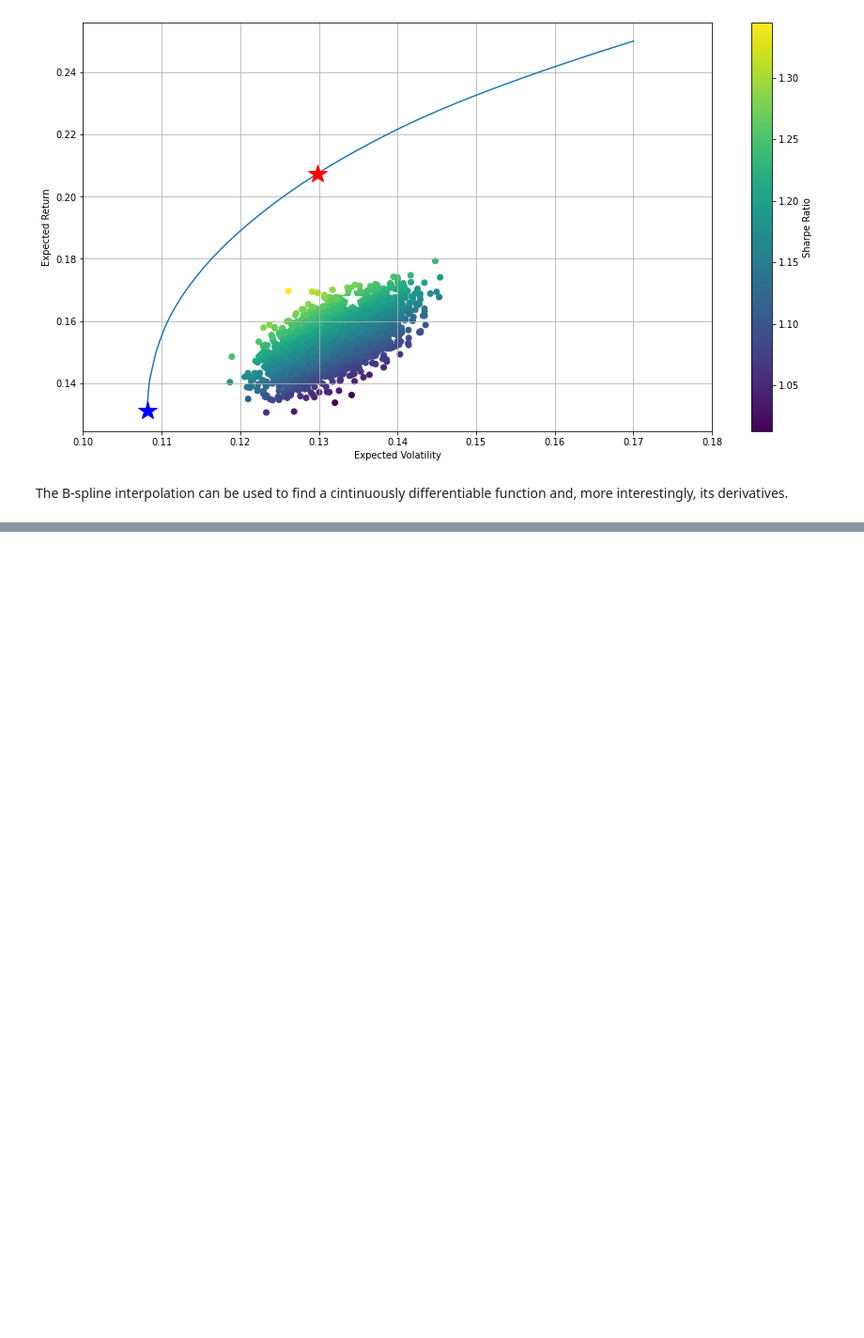
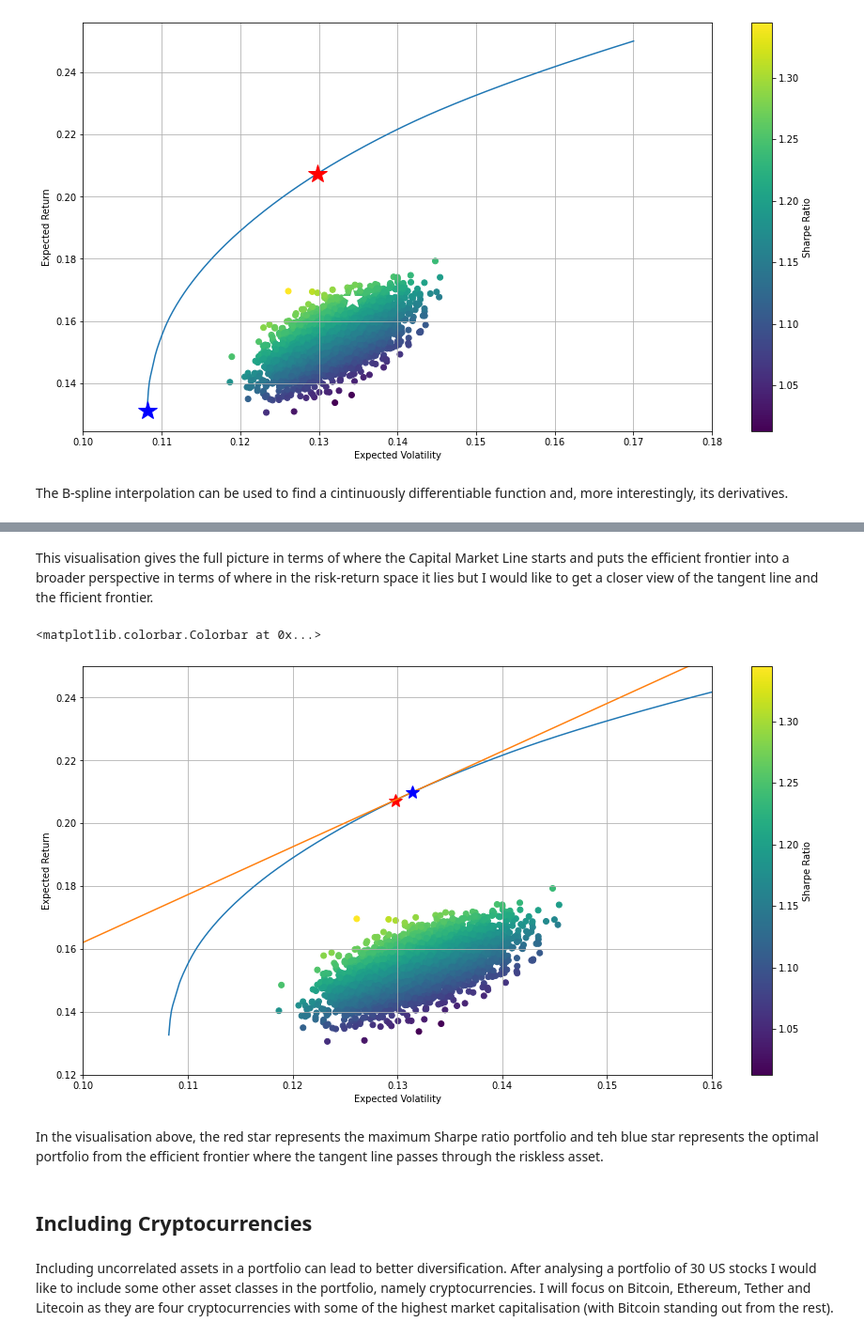
Before and after one commit to JoBe10/Mean_Variance_Portfolio_Optimisation, a Jupyter notebook: Efficient_Frontiers.ipynb, the cells around one changed output, grey strips where cells are left out. Shown at 94% size. Saved outputs shown, nothing was run; the diff lists cells and outputs as text; code cells hidden in the pictures; blank space fills up the shorter version.

Commit message:
Combine cryptocurrencies with stock prices

```diff
--- a/Efficient_Frontiers.ipynb
+++ b/Efficient_Frontiers.ipynb
@@ -485,0 +505,25 @@ def df(x):
+# %% [markdown]
+This visualisation gives the full picture in terms of where the Capital Market Line starts and puts the efficient frontier into a broader perspective in terms of where in the risk-return space it lies but I would like to get a closer view of the tangent line and the fficient frontier.
+# %%
+# Zoom in on Capital Market Line together with the efficient frontier
+plt.figure(figsize=(15, 8))
+plt.scatter(ptf_stds, ptf_rs, c=ptf_rs/ptf_stds, marker='o') # Random portfolios
+plt.plot(x_range, bspline) # Efficient Frontier
+plt.plot(ptf_stats(opts['x'])[1], ptf_stats(opts['x'])[0], 'r*', markersize=15.0) # Maximum Sharpe ratio portfolio
+plt.plot(cx, cml[0] + cml[1] * cx, lw=1.5) # Capital Market Line
+plt.plot(cml[2], f(cml[2]), 'b*', markersize=15.0) # Optimal portfolio where the tangent line passes through rf
+plt.grid(True)
+plt.xlabel('Expected Volatility')
+plt.ylabel('Expected Return')
+plt.xlim(0.10, 0.16)
+plt.ylim(0.12, 0.25)
+plt.colorbar(label='Sharpe Ratio')
+# %% [output]
+<matplotlib.colorbar.Colorbar at 0x...>
+[figure, added]
+# %% [markdown]
+In the visualisation above, the red star represents the maximum Sharpe ratio portfolio and teh blue star represents the optimal portfolio from the efficient frontier where the tangent line passes through the riskless asset.
+# %% [markdown]
+## Including Cryptocurrencies
+# %% [markdown]
+Including uncorrelated assets in a portfolio can lead to better diversification. After analysing a portfolio of 30 US stocks I would like to include some other asset classes in the portfolio, namely cryptocurrencies. I will focus on Bitcoin, Ethereum, Tether and Litecoin as they are four cryptocurrencies with some of the highest market capitalisation (with Bitcoin standing out from the rest).
```
Also changed, not shown: parts of 32 cells of this notebook.
